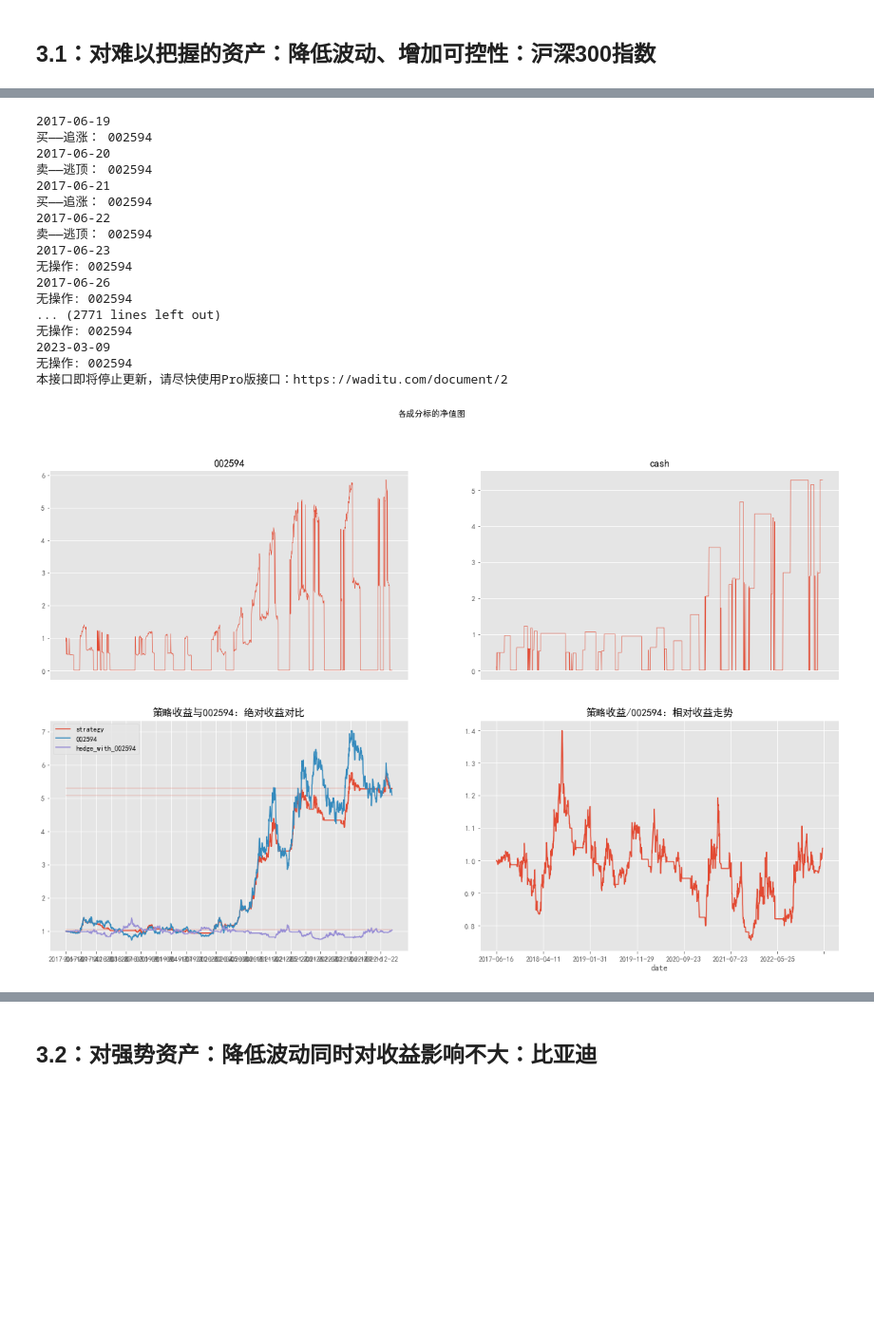
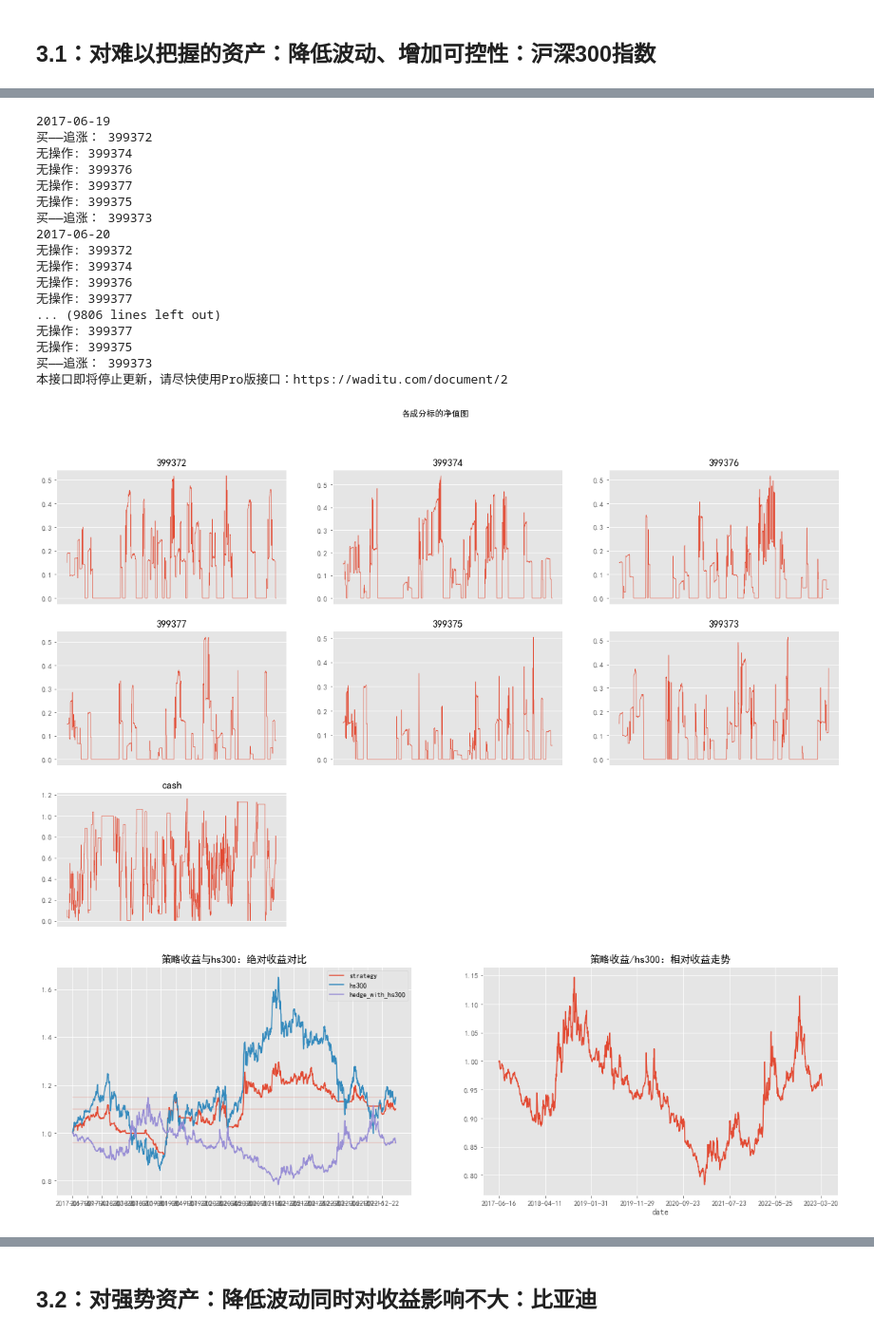
Before and after one commit to jwli601/stocks_stories, a Jupyter notebook: cv_strategy_intro.ipynb, the cells around one changed output, grey strips where cells are left out. Shown at 95% size. Saved outputs shown, nothing was run; the diff lists cells and outputs as text; code cells hidden in the pictures; blank space fills up the shorter version.

```diff
--- a/cv_strategy_intro.ipynb
+++ b/cv_strategy_intro.ipynb
@@ -141,8 +141,8 @@ plt.show()
 # %% [markdown]
 ## 3.1：对难以把握的资产：降低波动、增加可控性：沪深300指数
 # %%
-pool='002594'
+pool=['399372','399373','399374','399375','399376','399377']
 test_pool = [pool]
-test = cv_strategy.cv_strategy(test_pool)
+test = cv_strategy.cv_strategy(pool)
 test.get_close(date_start = '2017-04-01',ktype_='D')
 # %% [output]
@@ -152,23 +157,23 @@ test.get_close(date_start = '2017-04-01',ktype_='D')
 # %%
-test.run(operation_pct_in=1,operation_pct_out=.5,operation_pct_clr=1,period=50,)
-test.visualization(control_group=pool)
+test.run(operation_pct_in=1/3,operation_pct_out=.5,operation_pct_clr=1,period=50,)
+test.visualization(control_group='hs300')
 # %% [output]
 2017-06-19
-买——追涨： 002594
+买——追涨： 399372
+无操作: 399374
+无操作: 399376
+无操作: 399377
+无操作: 399375
+买——追涨： 399373
 2017-06-20
-卖——逃顶： 002594
-2017-06-21
-买——追涨： 002594
-2017-06-22
-卖——逃顶： 002594
-2017-06-23
-无操作: 002594
-2017-06-26
-无操作: 002594
-... (2771 lines left out)
-无操作: 002594
-2023-03-09
-无操作: 002594
+无操作: 399372
+无操作: 399374
+无操作: 399376
+无操作: 399377
+... (9806 lines left out)
+无操作: 399377
+无操作: 399375
+买——追涨： 399373
 本接口即将停止更新，请尽快使用Pro版接口：https://waditu.com/document/2
-[figure, old version]
+[figure, new version]
-[figure, old version]
+[figure, new version]
```
Also changed, not shown: parts of 21 cells of this notebook, 2 other files.
